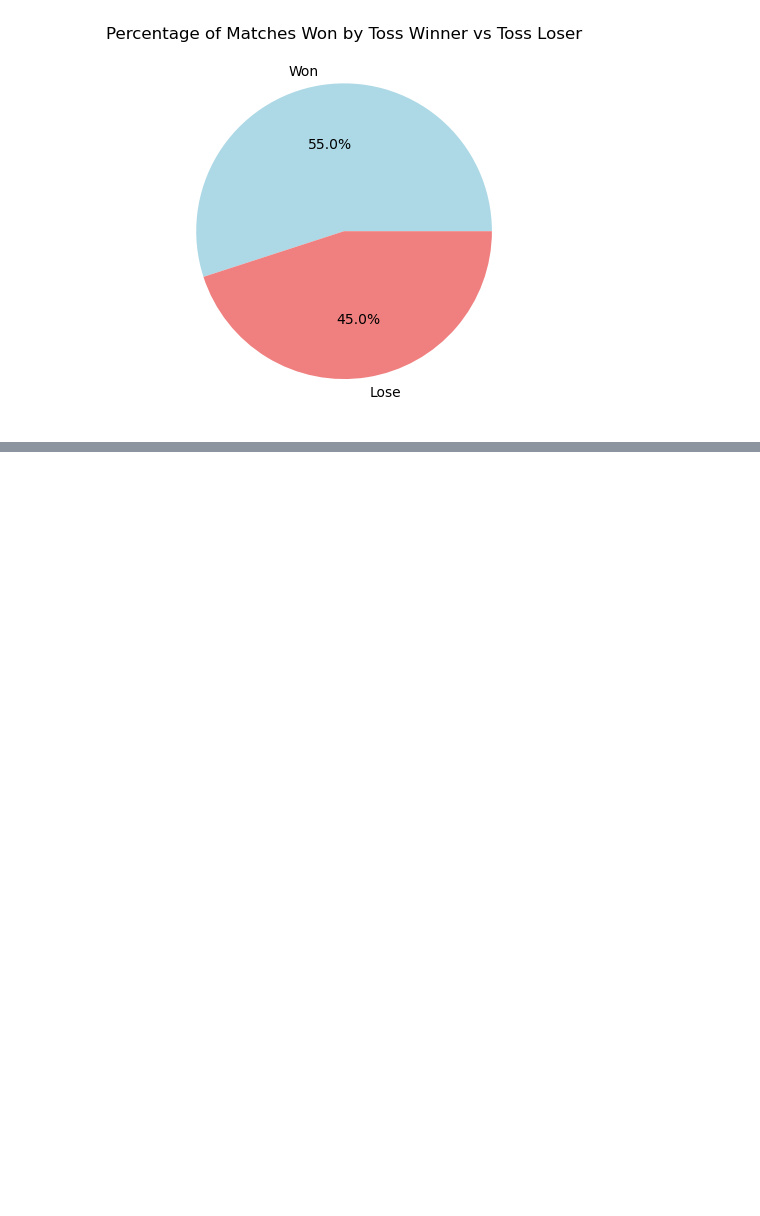
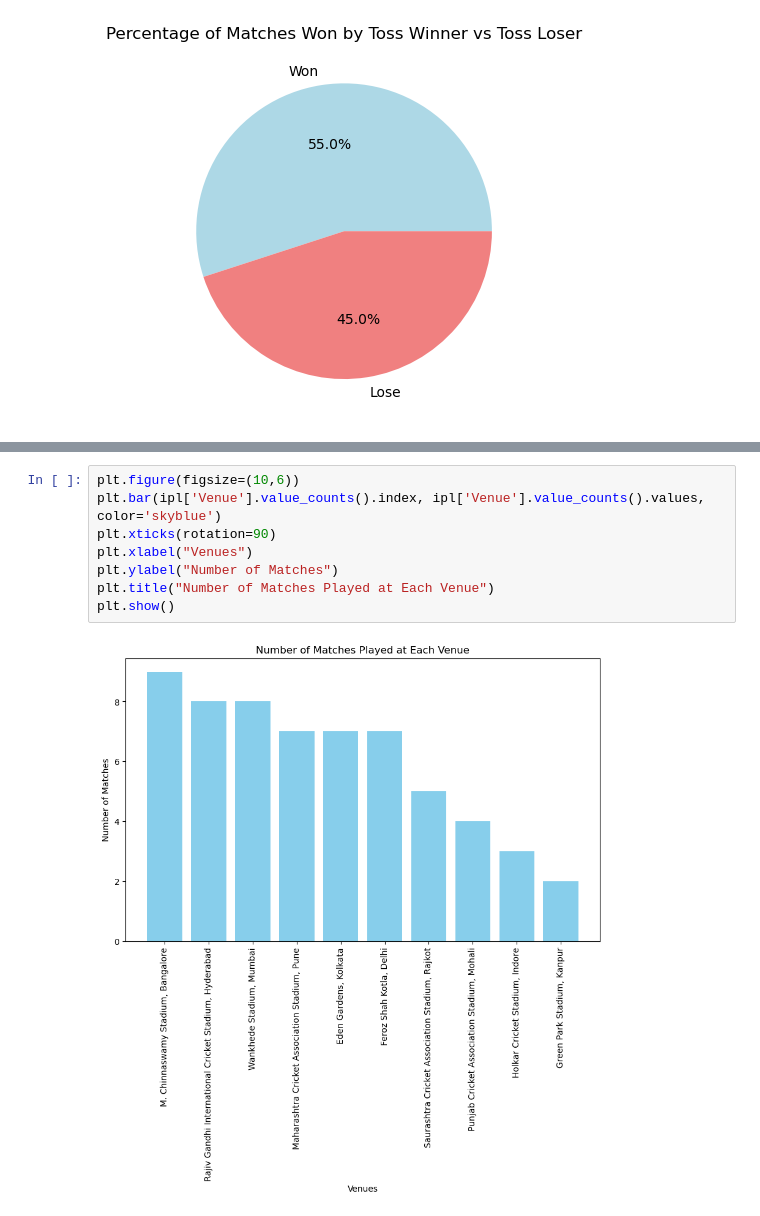
Before and after one commit to rajeshgowda116/Machine-Learning, a Jupyter notebook: projects/IPL Analysis/ipl.ipynb, the cells around one changed output, grey strips where cells are left out. Drawn from its saved outputs; the diff is of its cells as text; blank space fills up the shorter version.

```diff
--- a/projects/IPL Analysis/ipl.ipynb
+++ b/projects/IPL Analysis/ipl.ipynb
@@ -176,0 +236,10 @@ plt.show()
+# %%
+plt.figure(figsize=(10,6))
+plt.bar(ipl['Venue'].value_counts().index, ipl['Venue'].value_counts().values, color='skyblue')
+plt.xticks(rotation=90)
+plt.xlabel("Venues")
+plt.ylabel("Number of Matches")
+plt.title("Number of Matches Played at Each Venue")
+plt.show()
+# %% [output]
+[figure, added]
```
Also changed, not shown: parts of 7 cells of this notebook.
